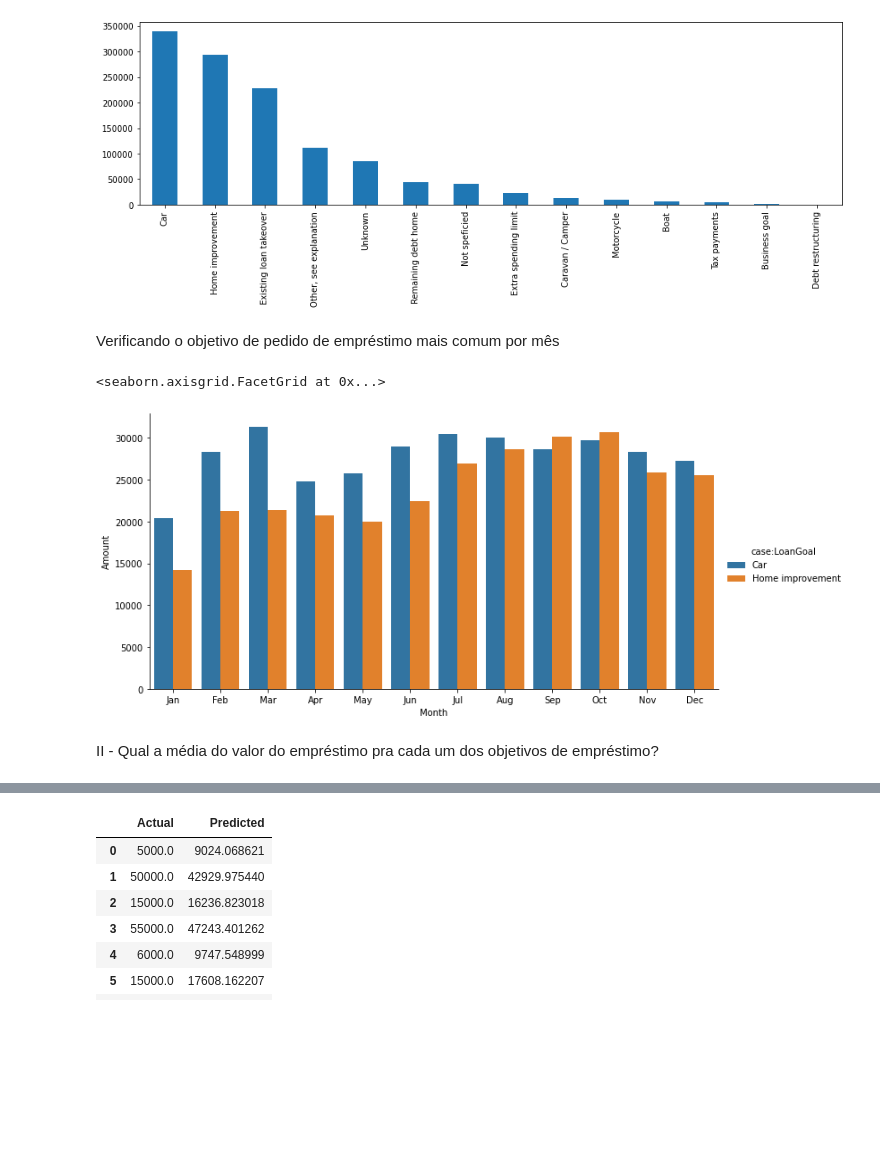
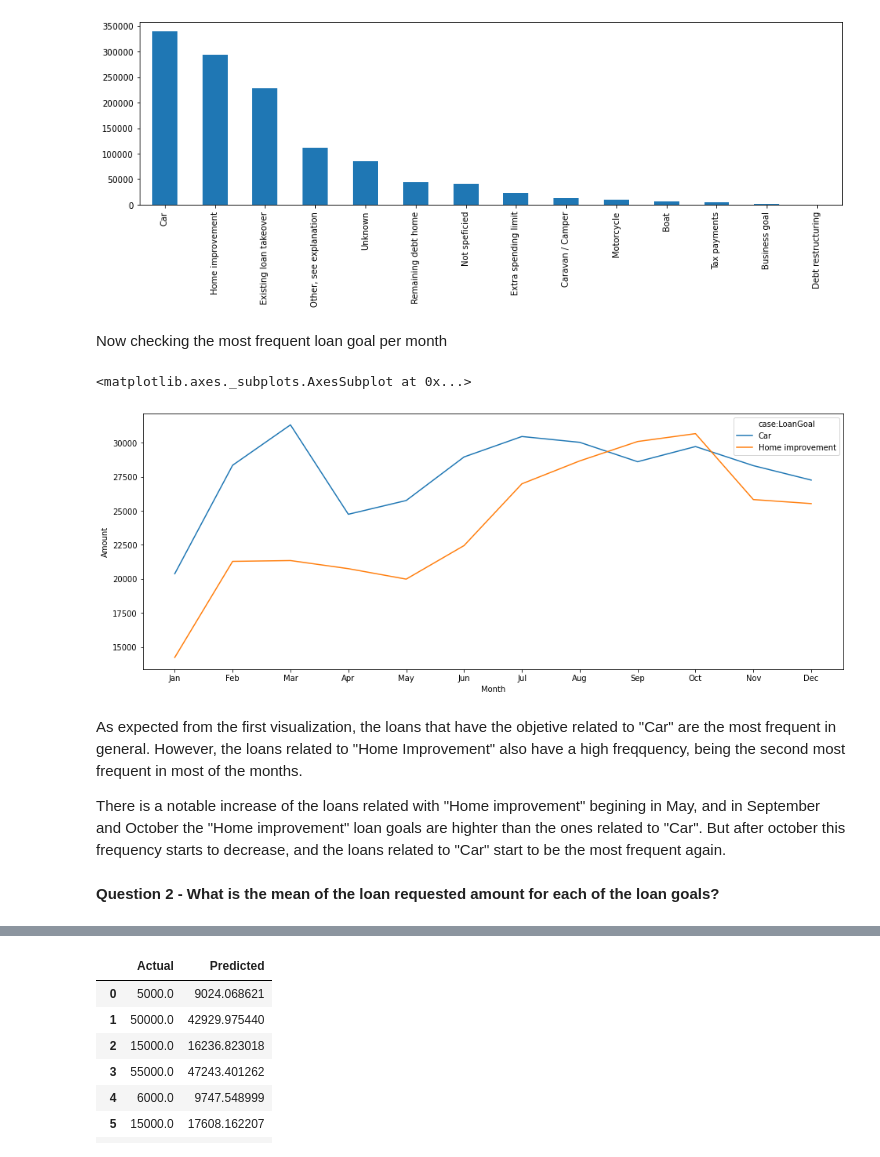
Before and after one commit to patrickherbeth/algoritimos_machine_learning, a Jupyter notebook: BPI_Challenge_2017.ipynb, the cells around one changed output, grey strips where cells are left out. Saved outputs shown, nothing was run; the diff lists cells and outputs as text; code cells hidden in the pictures; blank space fills up the shorter version.

```diff
--- a/BPI_Challenge_2017.ipynb
+++ b/BPI_Challenge_2017.ipynb
@@ -37,5 +41,3 @@ from sklearn import metrics
 # %%
-#drive.mount('/content/drive')
-#application_df = pd.read_csv('/content/drive/My Drive/content/BPI_Challenge_2017.csv')
-
-application_df = pd.read_csv('BPI_Challenge_2017.csv')
+drive.mount('/content/drive')
+application_df = pd.read_csv('/content/drive/My Drive/content/BPI_Challenge_2017.csv')
@@ -98,28 +100,33 @@ application_df['case:LoanGoal'].value_counts().plot(figsize=(15, 4), kind='bar')
 # %% [output]
 <matplotlib.axes._subplots.AxesSubplot at 0x...>
 [figure]
-# %% [markdown]
-Verificando o objetivo de pedido de empréstimo mais comum por mês
+# %% [markdown]
+Now checking the most frequent loan goal per month
 # %%
 copy_df = application_df[['time:timestamp', 'case:LoanGoal']].copy(deep=True)
 copy_df = copy_df[copy_df['time:timestamp'].str[0:4] != '2017']
 copy_df['Month'] = copy_df['time:timestamp'].str[5:7].astype('int')
 
 grouped_df = copy_df.groupby(['Month', 'case:LoanGoal']).count()
 grouped_df.rename(columns={'time:timestamp': 'Amount', 'case:LoanGoal': 'LoanGoal'}, inplace=True)
 grouped_df.sort_values(['Month','Amount'], ascending=False, inplace=True)
 grouped_df.reset_index(inplace=True)
 
 most_commons_loan_goal = grouped_df.groupby('Month').nth((0,1))
 most_commons_loan_goal = most_commons_loan_goal.reset_index()
 most_commons_loan_goal['Month'] = most_commons_loan_goal['Month'].map(lambda Month: calendar.month_abbr[Month])
 
-sns.catplot(x='Month', y='Amount', hue='case:LoanGoal', hue_order=['Car', 'Home improvement'], data=most_commons_loan_goal, kind='bar', aspect=2)
+plt.figure(figsize=(16,6))
+sns.lineplot(x='Month', y='Amount', hue='case:LoanGoal', hue_order=['Car', 'Home improvement'], sort= False, markers=True, data=most_commons_loan_goal)
 # %% [output]
-<seaborn.axisgrid.FacetGrid at 0x...>
+<matplotlib.axes._subplots.AxesSubplot at 0x...>
-[figure, old version]
+[figure, new version]
-# %% [markdown]
-II - Qual a média do valor do empréstimo pra cada um dos objetivos de empréstimo?
+# %% [markdown]
+As expected from the first visualization, the loans that have the objetive related to "Car" are the most frequent in general. However, the loans related to "Home Improvement" also have a high freqquency, being the second most frequent in most of the months.
+
+There is a notable increase of the loans related with "Home improvement" begining in May, and in September and October the "Home improvement" loan goals are highter than the ones related to "Car". But after october this frequency starts to decrease, and the loans related to "Car" start to be the most frequent again.
+# %% [markdown]
+**Question 2 - What is the mean of the loan requested amount for each of the loan goals?**
 # %%
 base_media = application_df.groupby(["case:LoanGoal"]).mean()[["case:RequestedAmount"]]
 
```
Also changed, not shown: parts of 42 cells of this notebook.
